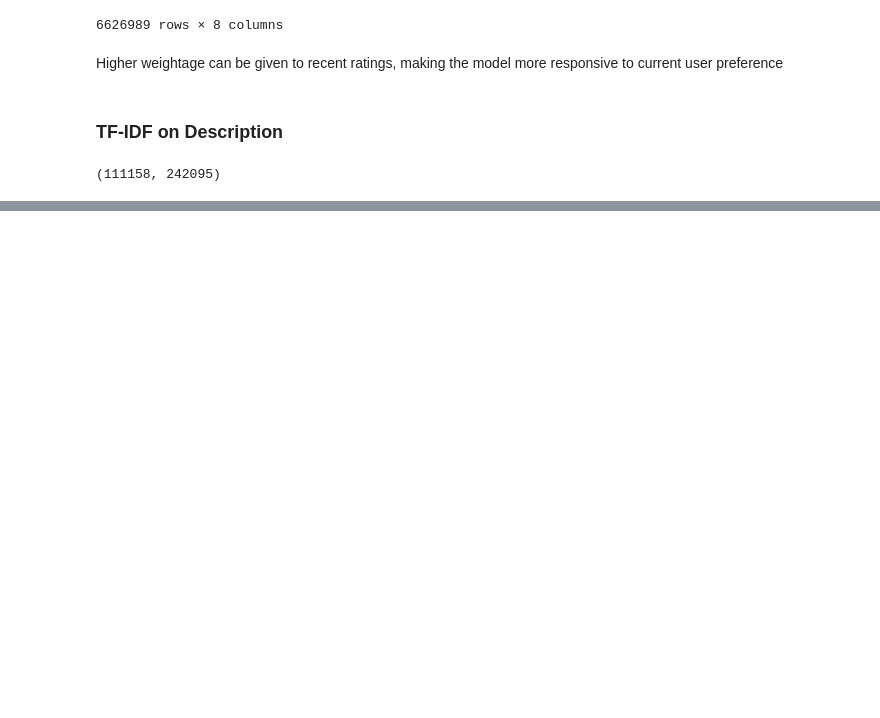
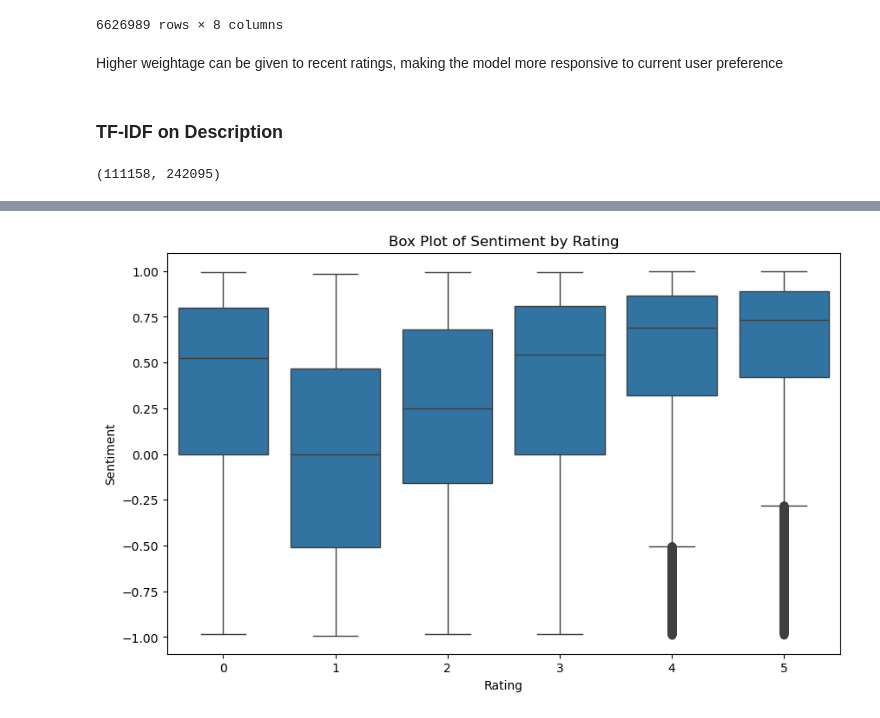
Before and after one commit to Pangerlanger/bt4222-books, a Jupyter notebook: data_eda.ipynb, the cells around one changed output, grey strips where cells are left out. Drawn from its saved outputs; the diff is of its cells as text; code cells hidden in the pictures; blank space fills up the shorter version.

Commit message:
sentiment analysis on review_text

```diff
--- a/data_eda.ipynb
+++ b/data_eda.ipynb
@@ -515,0 +556,5 @@ tfidf_scores
+# %%
+df_interactions_final_merged['review_text_incomplete'] = df_interactions_final_merged['review_text_incomplete'].fillna('')
+# process_text(df_filtered['review_text_incomplete'].iloc[1])
+df_interactions_final_merged['processed_review'] = df_interactions_final_merged['review_text_incomplete'].apply(process_text)
+df_interactions_final_merged.head(5)
@@ -515,0 +568,10 @@ tfidf_scores
+# %%
+from nltk.sentiment.vader import SentimentIntensityAnalyzer
+
+analyzer = SentimentIntensityAnalyzer()
+
+def get_sentiment(text):
+    scores = analyzer.polarity_scores(text)
+    return scores['compound']
+
+df_interactions_final_merged['sentiment'] = df_interactions_final_merged['review_text_incomplete'].apply(get_sentiment)
@@ -515,0 +593,7 @@ tfidf_scores
+# %%
+df_temp = df_interactions_final_merged[df_interactions_final_merged['review_text_incomplete'] != '']
+rating_means = df_temp.groupby('rating')['sentiment'].mean()
+rating_median = df_temp.groupby('rating')['sentiment'].median()
+
+print(rating_means)
+print(rating_median)
@@ -515,0 +617,14 @@ tfidf_scores
+# %%
+# Create a box plot
+plt.figure(figsize=(10, 6))
+sns.boxplot(x='rating', y='sentiment', data=df_temp)
+
+# Add title and labels
+plt.title('Box Plot of Sentiment by Rating')
+plt.xlabel('Rating')
+plt.ylabel('Sentiment')
+
+# Show the plot
+plt.show()
+# %% [output]
+[figure, added]
```
Also changed, not shown: parts of 13 cells of this notebook.
